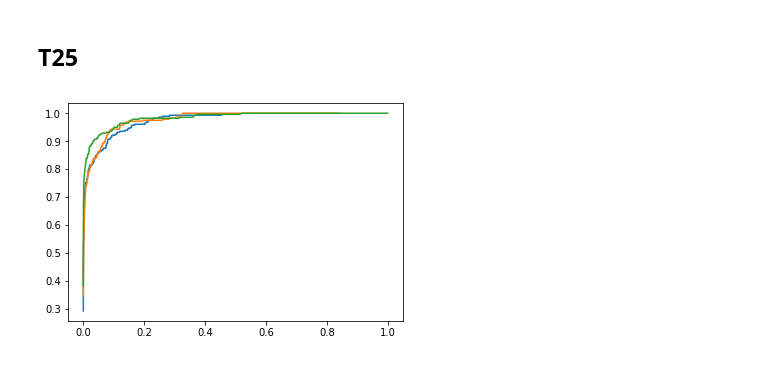
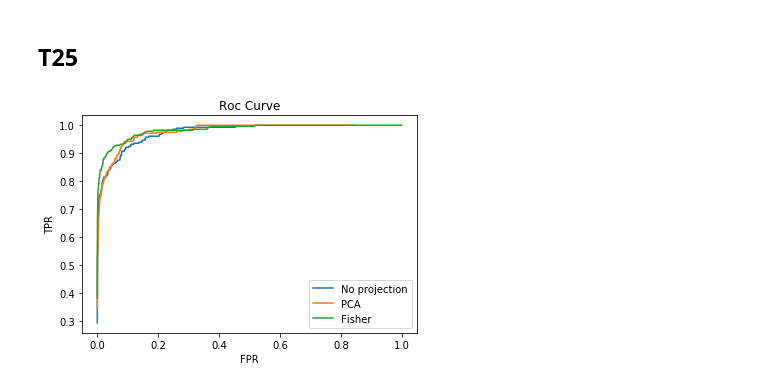
Before and after one commit to nekoteoj/pattern-recognition-work, a Jupyter notebook: HW3/HW3.ipynb, the cells around one changed output. Cells and saved outputs as stored; diff of their text form; code cells hidden in the pictures.

```diff
--- a/HW3/HW3.ipynb
+++ b/HW3/HW3.ipynb
@@ -101,0 +146,9 @@ plt.show()
+# %%
+clusters = [[] for i in range(w.shape[1])]
+for i, row in enumerate(w):
+    clusters[np.argmax(row)].append(data[i])
+print(clusters)
+for i, cluster in enumerate(clusters):
+    cluster = np.array(cluster)
+    plt.scatter(cluster[:, 0], cluster[:, 1], color=["red", "green", "blue"][i])
+plt.show()
@@ -228,6 +287,6 @@ def t9t10_roc(A, start, end, amount):
     print(f"EER is at TPR = {eer[0]} and FPR = {eer[1]}")
     return roc
 # %%
-roc_no_proj = t9t10_roc(A, 5, 10, 2000)
+roc_no_proj = t9t10_roc(A, 2, 10, 2000)
 # %% [output]
 [interactive output not drawn]
@@ -351,7 +407,7 @@ def t19t20_work(k):
     T_p = proj_value(vp, X_caret, k)
     D_p = proj_value(vp, D_caret, k)
     A = similar_mat(T_p.T, D_p.T)
-    return t9t10_roc(A, 5, 10, 1000)
+    return t9t10_roc(A, 2, 10, 1000)
 # %%
 roc_pca = t19t20_work(10)
 # %% [output]
@@ -525,6 +564,6 @@ D_p = proj_value(vp, D_caret, 80)
 D_lda = eigen_vec.T.dot(D_p)[:39]
 # %%
 A = similar_mat(T_lda.T, D_lda.T)
-roc_fisher = t9t10_roc(A, 5, 10, 1000)
+roc_fisher = t9t10_roc(A, 2, 10, 1000)
 # %% [output]
 [interactive output not drawn]
@@ -533,9 +573,13 @@ IndexError: index 0 is out of bounds for axis 0 with size 0
 # %% [markdown]
 ## T25
 # %%
-plt.plot(roc_no_proj[:, 1], roc_no_proj[:, 0])
-plt.plot(roc_pca[:, 1], roc_pca[:, 0])
-plt.plot(roc_fisher[:, 1], roc_fisher[:, 0])
+plt.plot(roc_no_proj[:, 1], roc_no_proj[:, 0], label="No projection")
+plt.plot(roc_pca[:, 1], roc_pca[:, 0], label="PCA")
+plt.plot(roc_fisher[:, 1], roc_fisher[:, 0], label="Fisher")
+plt.title("Roc Curve")
+plt.xlabel("FPR")
+plt.ylabel("TPR")
+plt.legend()
 plt.show()
 # %% [output]
-[figure, old version]
+[figure, new version]
```
Also changed, not shown: parts of 18 cells of this notebook, 1 other file.
